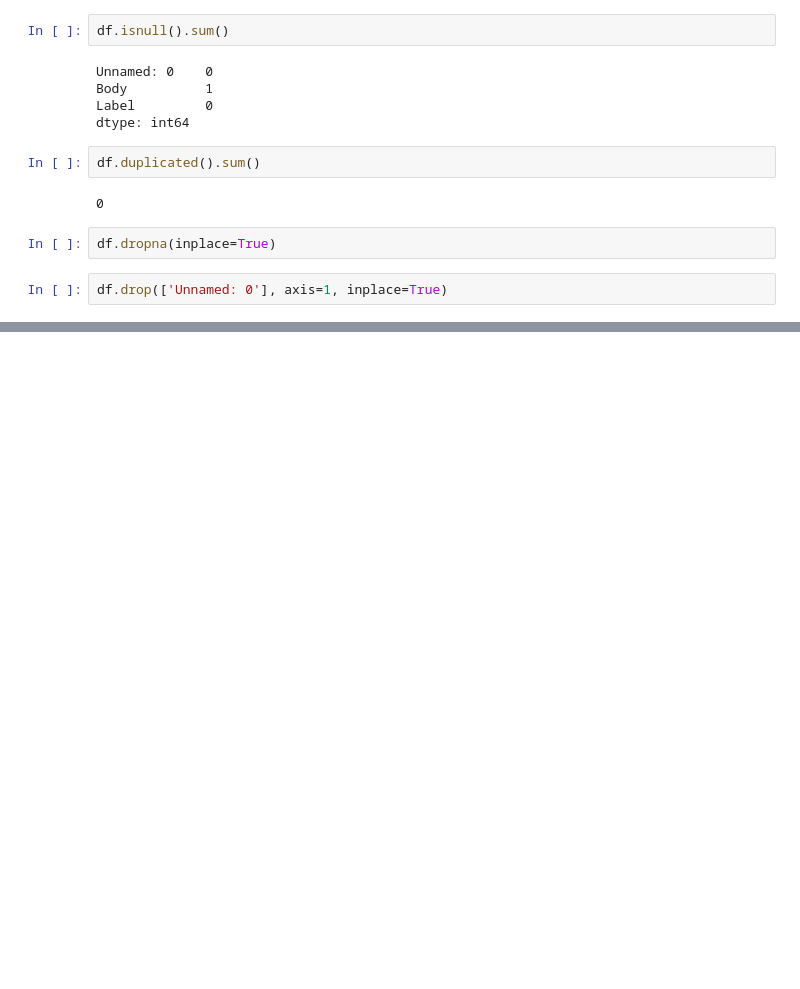
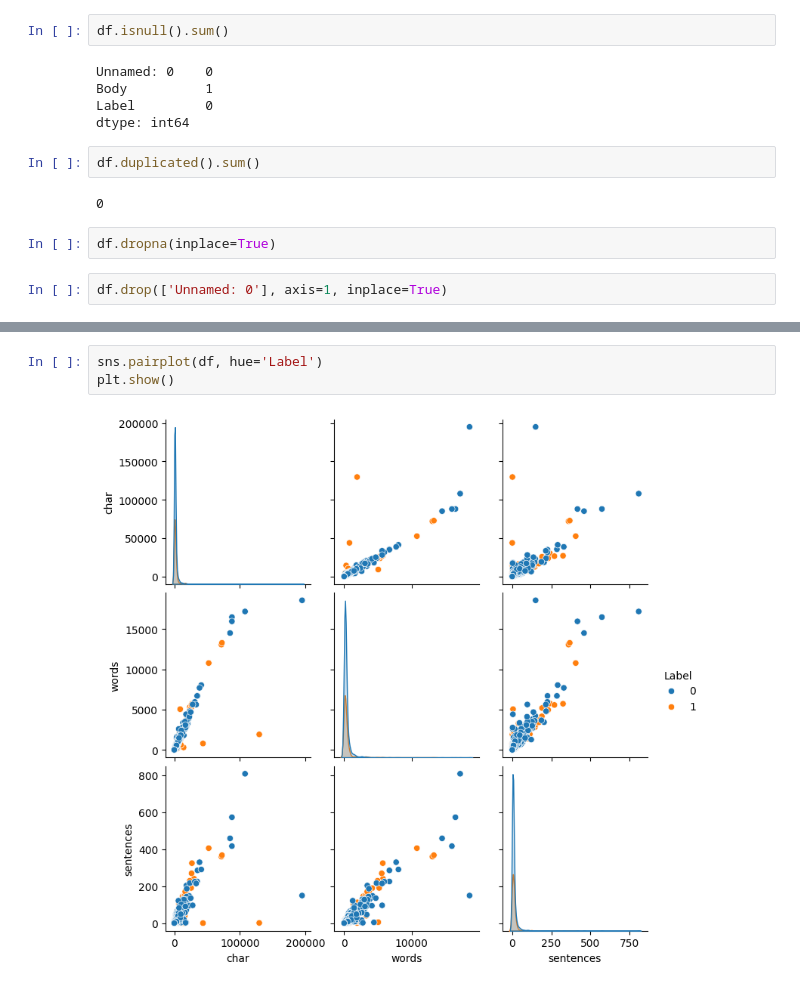
Before and after one commit to Tarzan-07/PersonalProjects, a Jupyter notebook: Spam Classifier/SpamClassification2.ipynb, the cells around one changed output, grey strips where cells are left out. Saved outputs shown, nothing was run; the diff lists cells and outputs as text; blank space fills up the shorter version.

```diff
--- a/Spam Classifier/SpamClassification2.ipynb
+++ b/Spam Classifier/SpamClassification2.ipynb
@@ -73,0 +118,5 @@ df.drop(['Unnamed: 0'], axis=1, inplace=True)
+# %%
+sns.pairplot(df, hue='Label')
+plt.show()
+# %% [output]
+[figure, added]
```
Also changed, not shown: parts of 11 cells of this notebook, 3 other files.
